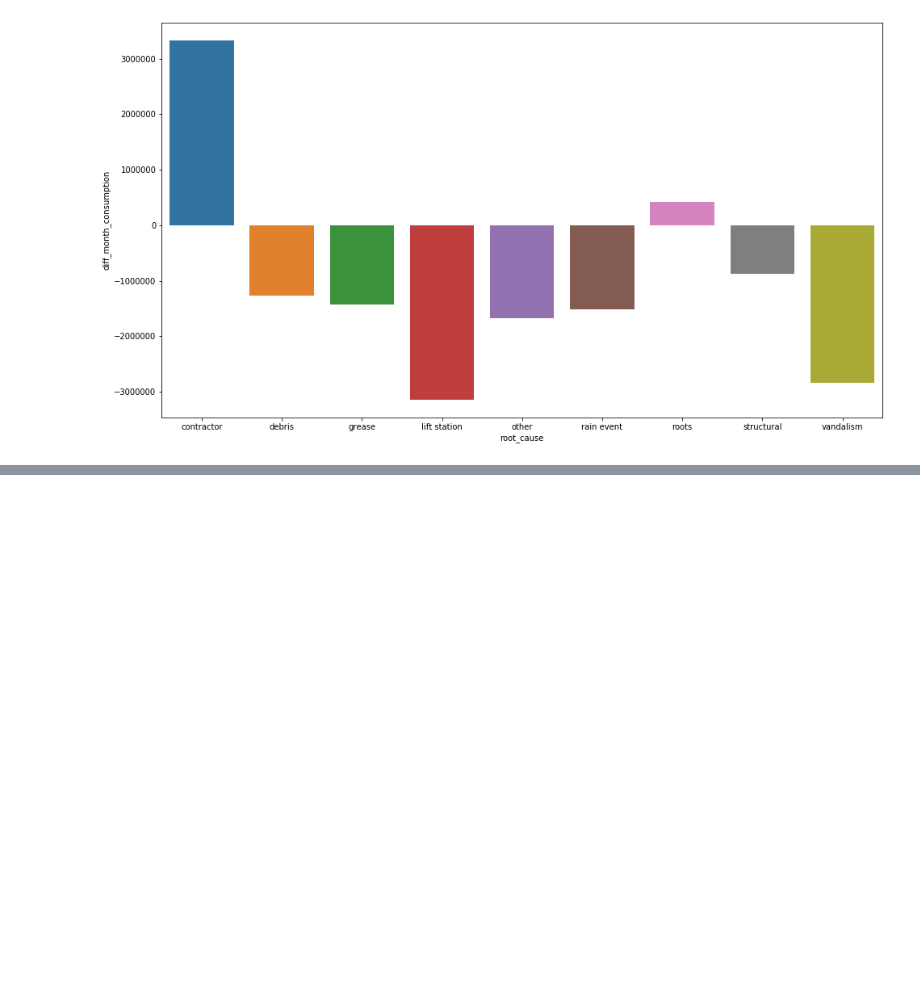
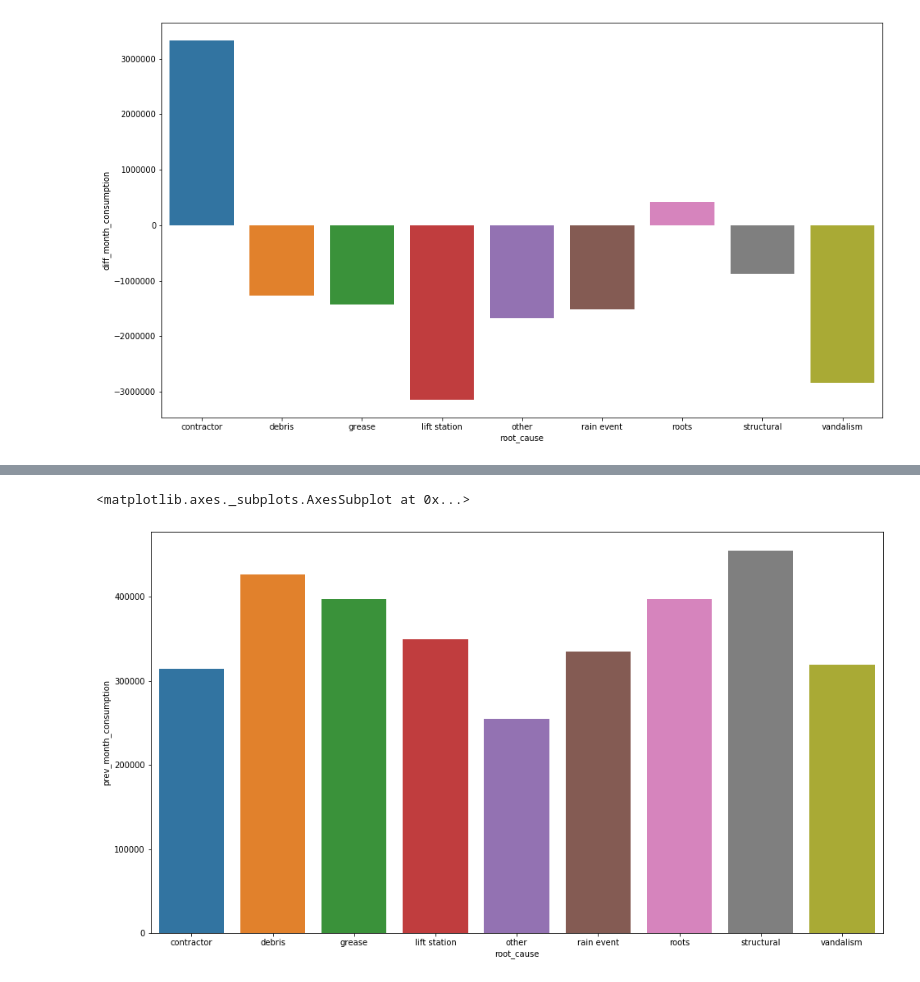
Before and after one commit to we-came-we-SAWS-we-conquered/saws-capstone-project, a Jupyter notebook: ryan-repo/explore_consumption.ipynb, the cells around one changed output, grey strips where cells are left out. Saved outputs shown, nothing was run; the diff lists cells and outputs as text; code cells hidden in the pictures; blank space fills up the shorter version.

Commit message:
Attempted merge with streets and created visuals from results

```diff
--- a/ryan-repo/explore_consumption.ipynb
+++ b/ryan-repo/explore_consumption.ipynb
@@ -325,0 +362,21 @@ sns.barplot(x=mean_water.index, y=mean_water.diff_month_consumption)
+# %%
+full_street_names = []
+
+for index, row in water.iterrows():
+    prefix = row.Prefix
+    street_name = row['Service Location']
+    suffix = row.Suffix
+
+    full_name = ''
+
+    if type(prefix) != float:
+        full_name += prefix
+    if type(street_name) != float:
+        full_name += ' ' + street_name
+    if type(suffix) != float:
+        full_name += ' ' + suffix
+
+    full_street_names.append(full_name.strip())
+
+water['full_street'] = full_street_names
+water
@@ -325,0 +397,3 @@ sns.barplot(x=mean_water.index, y=mean_water.diff_month_consumption)
+# %%
+water = water.groupby('full_street').sum()
+water
@@ -325,0 +415,3 @@ sns.barplot(x=mean_water.index, y=mean_water.diff_month_consumption)
+# %%
+sso = sso.merge(water, left_on='spill_st_name', right_on='full_street')
+sso
@@ -325,0 +501,4 @@ sns.barplot(x=mean_water.index, y=mean_water.diff_month_consumption)
+# %%
+df = sso[['root_cause', 'prev_month_consumption', 'curr_month_consumption']].dropna()
+df['diff_month_consumption'] = df.curr_month_consumption - df.prev_month_consumption
+mean_water = df.groupby('root_cause').mean()
@@ -325,0 +519,6 @@ sns.barplot(x=mean_water.index, y=mean_water.diff_month_consumption)
+# %%
+plt.figure(figsize=(16,9))
+sns.barplot(x=mean_water.index, y=mean_water.prev_month_consumption)
+# %% [output]
+<matplotlib.axes._subplots.AxesSubplot at 0x...>
+[figure, added]
```
Also changed, not shown: parts of 14 cells of this notebook.
